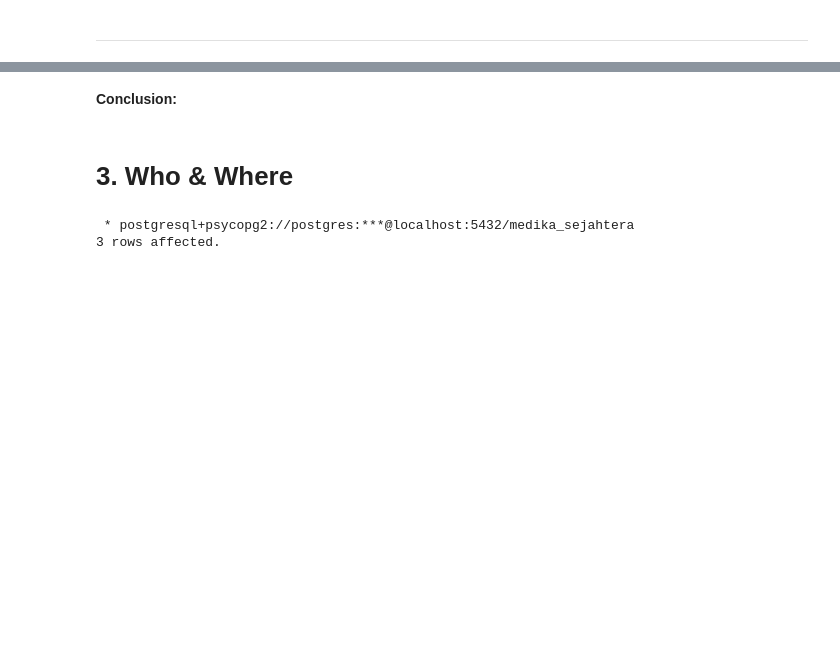
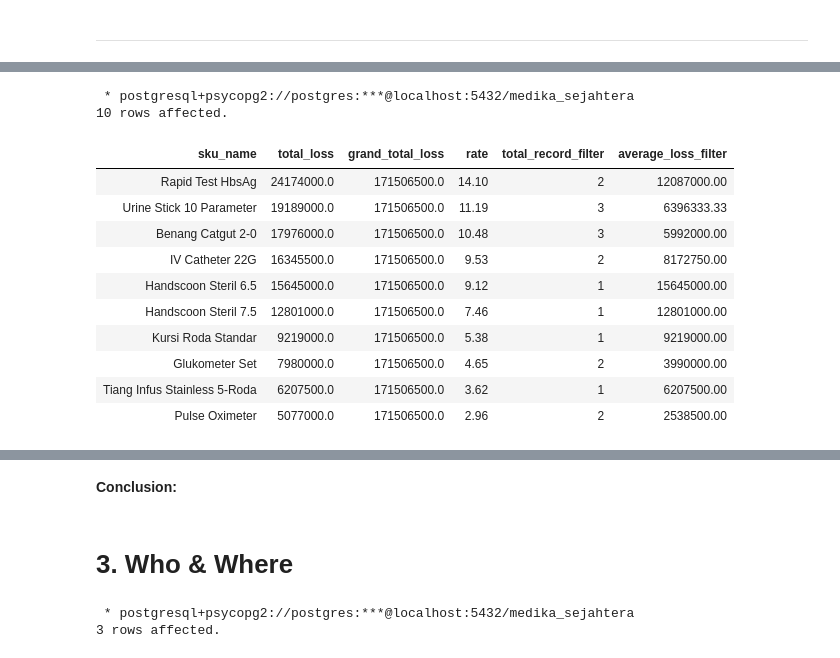
Before and after one commit to Rpfitrah/return-analysis-medika-sejahtera, a Jupyter notebook: Notebook/EDA.ipynb, the cells around one changed output, grey strips where cells are left out. Drawn from its saved outputs; the diff is of its cells as text; code cells hidden in the pictures; blank space fills up the shorter version.

```diff
--- a/Notebook/EDA.ipynb
+++ b/Notebook/EDA.ipynb
@@ -1897,0 +1458,42 @@ ORDER BY
+# %%
+%%sql
+
+WITH
+    sku_total AS (
+        SELECT
+            SUM(value_return) AS total_loss
+        FROM
+            return_cleaned
+    )
+
+SELECT
+    sku_name,
+    SUM(value_return) AS total_loss,
+    sku.total_loss AS grand_total_loss,
+    ROUND((SUM(value_return)::numeric / NULLIF(sku.total_loss,0)::numeric) * 100,2) AS rate,
+    COUNT(value_return) AS total_record_filter,
+    ROUND(AVG(value_return):: numeric,2) AS average_loss_filter
+FROM
+    return_cleaned rc
+CROSS JOIN
+    sku_total sku
+GROUP BY
+    sku_name,
+    sku.total_loss
+ORDER BY
+    total_loss DESC
+LIMIT 10
+# %% [output]
+ * postgresql+psycopg2://postgres:***@localhost:5432/medika_sejahtera
+10 rows affected.
+| sku_name | total_loss | grand_total_loss | rate | total_record_filter | average_loss_filter |
+| Rapid Test HbsAg | 24174000.0 | 171506500.0 | 14.10 | 2 | 12087000.00 |
+| Urine Stick 10 Parameter | 19189000.0 | 171506500.0 | 11.19 | 3 | 6396333.33 |
+| Benang Catgut 2-0 | 17976000.0 | 171506500.0 | 10.48 | 3 | 5992000.00 |
+| IV Catheter 22G | 16345500.0 | 171506500.0 | 9.53 | 2 | 8172750.00 |
+| Handscoon Steril 6.5 | 15645000.0 | 171506500.0 | 9.12 | 1 | 15645000.00 |
+| Handscoon Steril 7.5 | 12801000.0 | 171506500.0 | 7.46 | 1 | 12801000.00 |
+| Kursi Roda Standar | 9219000.0 | 171506500.0 | 5.38 | 1 | 9219000.00 |
+| Glukometer Set | 7980000.0 | 171506500.0 | 4.65 | 2 | 3990000.00 |
+| Tiang Infus Stainless 5-Roda | 6207500.0 | 171506500.0 | 3.62 | 1 | 6207500.00 |
+| Pulse Oximeter | 5077000.0 | 171506500.0 | 2.96 | 2 | 2538500.00 |
```
Also changed, not shown: parts of 18 cells of this notebook.
